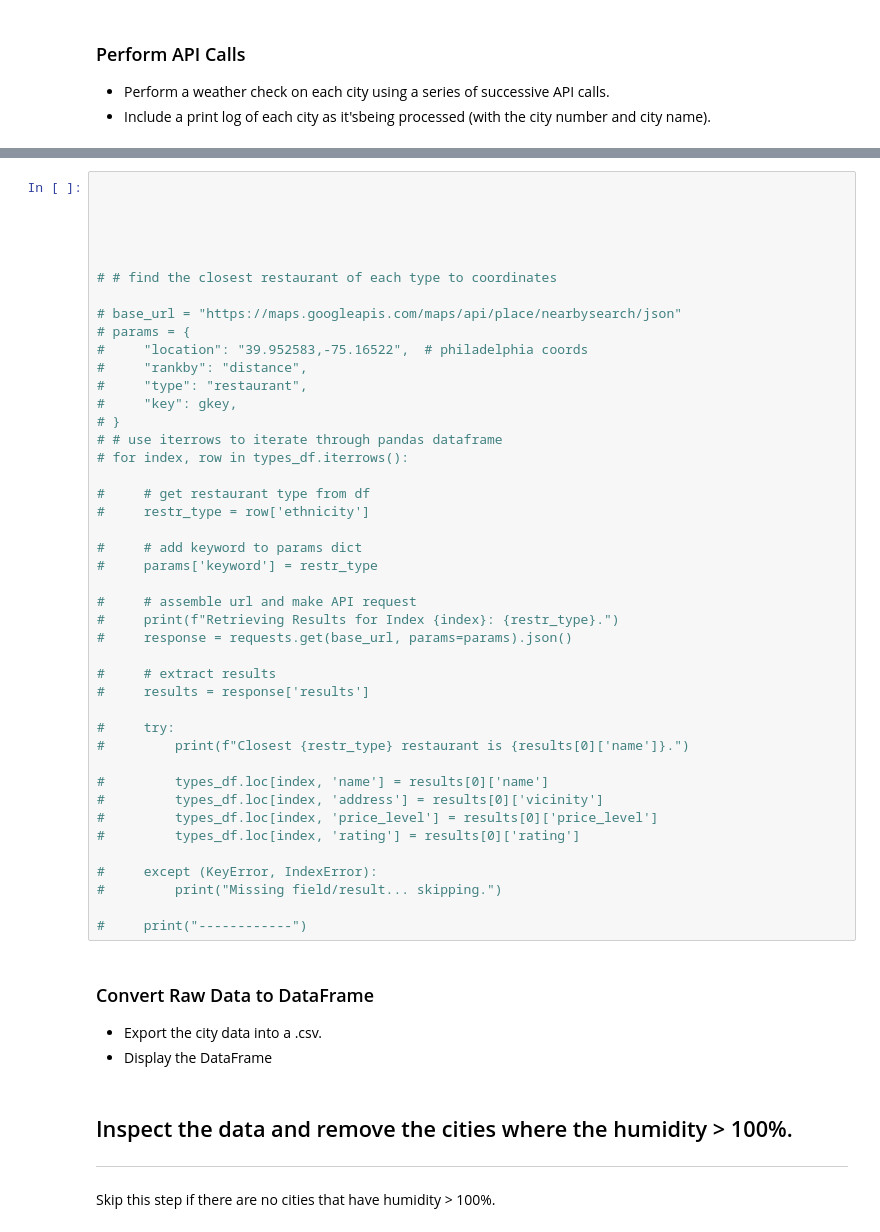
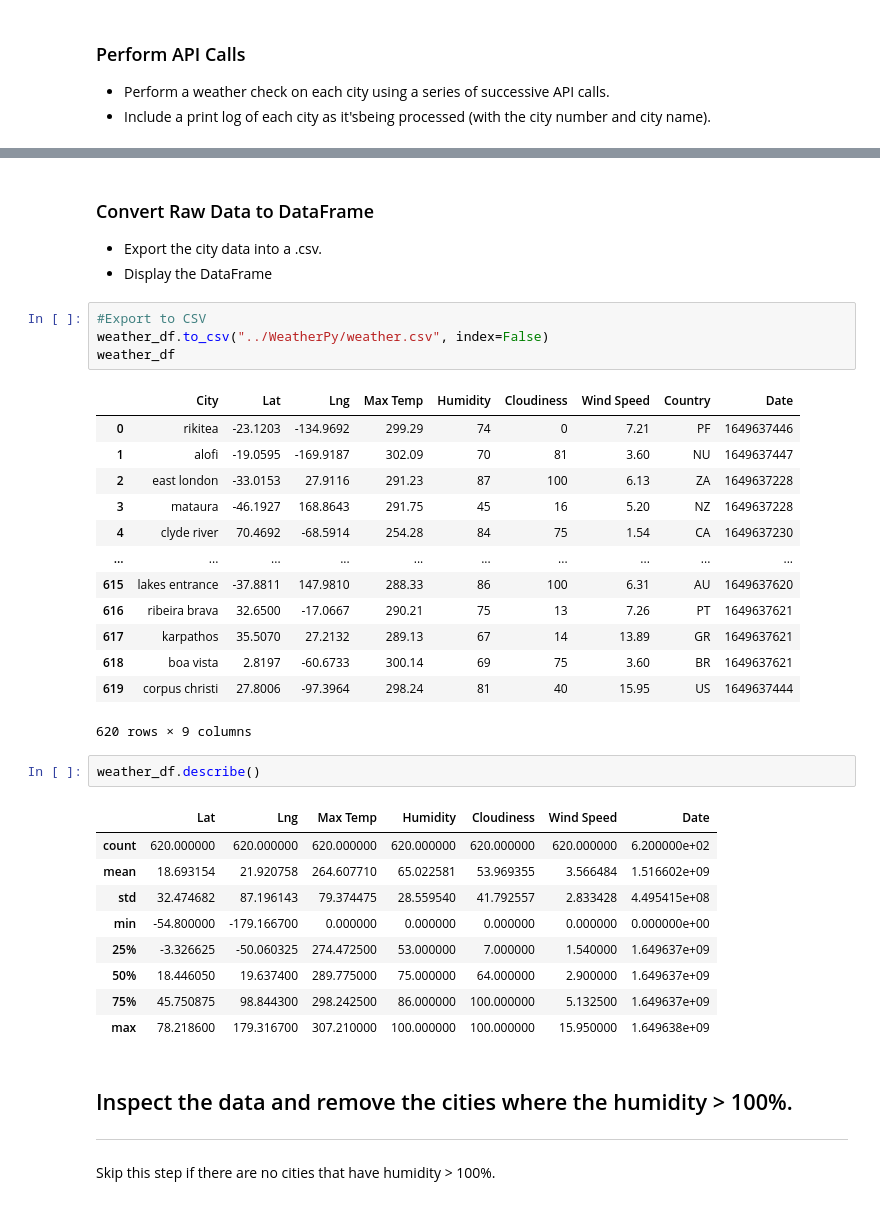
Before and after one commit to valputla/Python-API-Challenge, a Jupyter notebook: WeatherPy/WeatherPy.ipynb, the cells around one changed output, grey strips where cells are left out. Cells and saved outputs as stored; diff of their text form.

```diff
--- a/WeatherPy/WeatherPy.ipynb
+++ b/WeatherPy/WeatherPy.ipynb
@@ -178,50 +168,37 @@ Number of cities with missing info: 46
-# %%
-
-
-
-
-
-# # find the closest restaurant of each type to coordinates
-
-# base_url = "https://maps.googleapis.com/maps/api/place/nearbysearch/json"
-# params = {
-#     "location": "39.952583,-75.16522",  # philadelphia coords
-#     "rankby": "distance",
-#     "type": "restaurant",
-#     "key": gkey,
-# }
-# # use iterrows to iterate through pandas dataframe
-# for index, row in types_df.iterrows():
-
-#     # get restaurant type from df
-#     restr_type = row['ethnicity']
-
-#     # add keyword to params dict
-#     params['keyword'] = restr_type
-
-#     # assemble url and make API request
-#     print(f"Retrieving Results for Index {index}: {restr_type}.")
-#     response = requests.get(base_url, params=params).json()
-
-#     # extract results
-#     results = response['results']
-
-#     try:
-#         print(f"Closest {restr_type} restaurant is {results[0]['name']}.")
-
-#         types_df.loc[index, 'name'] = results[0]['name']
-#         types_df.loc[index, 'address'] = results[0]['vicinity']
-#         types_df.loc[index, 'price_level'] = results[0]['price_level']
-#         types_df.loc[index, 'rating'] = results[0]['rating']
-
-#     except (KeyError, IndexError):
-#         print("Missing field/result... skipping.")
-
-#     print("------------")
 # %% [markdown]
 ### Convert Raw Data to DataFrame
 * Export the city data into a .csv.
 * Display the DataFrame
+# %%
+#Export to CSV
+weather_df.to_csv("../WeatherPy/weather.csv", index=False)
+weather_df
+# %% [output]
+|  | City | Lat | Lng | Max Temp | Humidity | Cloudiness | Wind Speed | Country | Date |
+| 0 | rikitea | -23.1203 | -134.9692 | 299.29 | 74 | 0 | 7.21 | PF | 1649637446 |
+| 1 | alofi | -19.0595 | -169.9187 | 302.09 | 70 | 81 | 3.60 | NU | 1649637447 |
+| 2 | east london | -33.0153 | 27.9116 | 291.23 | 87 | 100 | 6.13 | ZA | 1649637228 |
+| 3 | mataura | -46.1927 | 168.8643 | 291.75 | 45 | 16 | 5.20 | NZ | 1649637228 |
+| 4 | clyde river | 70.4692 | -68.5914 | 254.28 | 84 | 75 | 1.54 | CA | 1649637230 |
+| ... | ... | ... | ... | ... | ... | ... | ... | ... | ... |
+| 615 | lakes entrance | -37.8811 | 147.9810 | 288.33 | 86 | 100 | 6.31 | AU | 1649637620 |
+| 616 | ribeira brava | 32.6500 | -17.0667 | 290.21 | 75 | 13 | 7.26 | PT | 1649637621 |
+| 617 | karpathos | 35.5070 | 27.2132 | 289.13 | 67 | 14 | 13.89 | GR | 1649637621 |
+| 618 | boa vista | 2.8197 | -60.6733 | 300.14 | 69 | 75 | 3.60 | BR | 1649637621 |
+| 619 | corpus christi | 27.8006 | -97.3964 | 298.24 | 81 | 40 | 15.95 | US | 1649637444 |
+620 rows × 9 columns
+# %%
+weather_df.describe()
+# %% [output]
+|  | Lat | Lng | Max Temp | Humidity | Cloudiness | Wind Speed | Date |
+| count | 620.000000 | 620.000000 | 620.000000 | 620.000000 | 620.000000 | 620.000000 | 6.200000e+02 |
+| mean | 18.693154 | 21.920758 | 264.607710 | 65.022581 | 53.969355 | 3.566484 | 1.516602e+09 |
+| std | 32.474682 | 87.196143 | 79.374475 | 28.559540 | 41.792557 | 2.833428 | 4.495415e+08 |
+| min | -54.800000 | -179.166700 | 0.000000 | 0.000000 | 0.000000 | 0.000000 | 0.000000e+00 |
+| 25% | -3.326625 | -50.060325 | 274.472500 | 53.000000 | 7.000000 | 1.540000 | 1.649637e+09 |
+| 50% | 18.446050 | 19.637400 | 289.775000 | 75.000000 | 64.000000 | 2.900000 | 1.649637e+09 |
+| 75% | 45.750875 | 98.844300 | 298.242500 | 86.000000 | 100.000000 | 5.132500 | 1.649637e+09 |
+| max | 78.218600 | 179.316700 | 307.210000 | 100.000000 | 100.000000 | 15.950000 | 1.649638e+09 |
 # %% [markdown]
 ## Inspect the data and remove the cities where the humidity > 100%.
 ----
```
Also changed, not shown: parts of 13 cells of this notebook, 1 other file.
